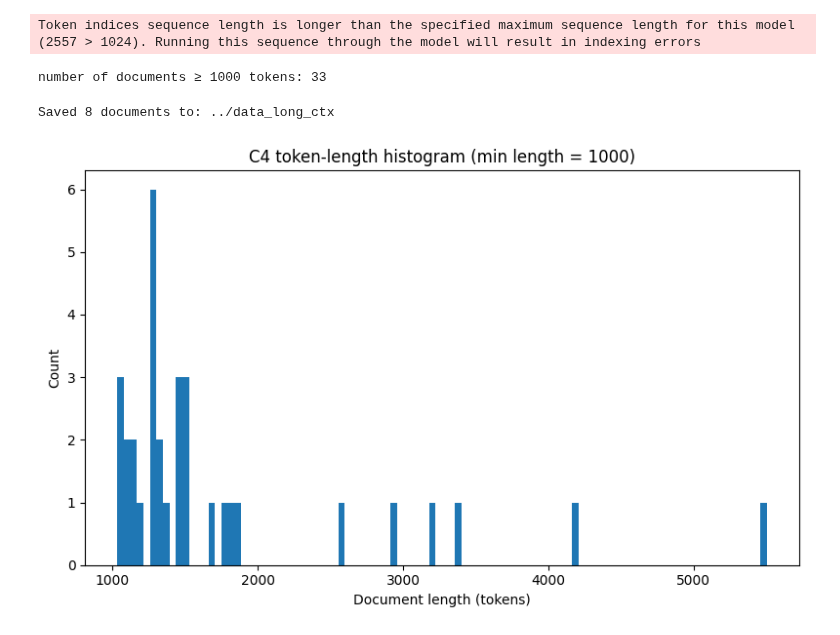
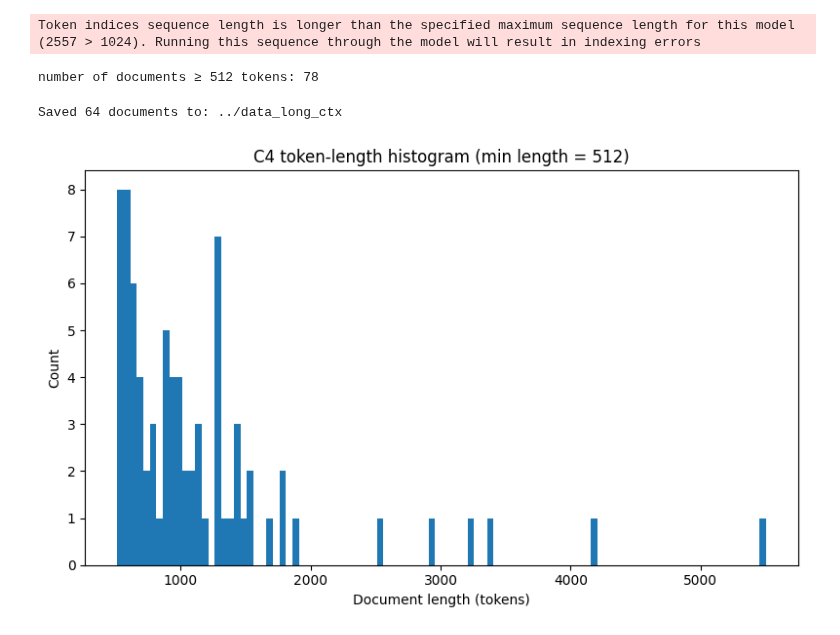
Before and after one commit to llm-random/nano, a Jupyter notebook: jupyter_notebooks/test.ipynb, the cells around one changed output. Drawn from its saved outputs; the diff is of its cells as text; code cells hidden in the pictures.

```diff
--- a/jupyter_notebooks/test.ipynb
+++ b/jupyter_notebooks/test.ipynb
@@ -46,15 +46,15 @@ def plot_token_length_hist(dataset_path, tokenizer, min_length=0,
 # %%
 # Example usage:
 
 from transformers import AutoTokenizer
 
 tok = AutoTokenizer.from_pretrained("gpt2")
-plot_token_length_hist("/home/janek/Documents/IDEAS/nano/data", tok, min_length=1000, save_batch_size=8, save_dir='../data_long_ctx')
+plot_token_length_hist("/home/janek/Documents/IDEAS/nano/data", tok, min_length=512, save_batch_size=64, save_dir='../data_long_ctx')
 # %% [output]
 Token indices sequence length is longer than the specified maximum sequence length for this model (2557 > 1024). Running this sequence through the model will result in indexing errors
-number of documents ≥ 1000 tokens: 33
+number of documents ≥ 512 tokens: 78
-Saved 8 documents to: ../data_long_ctx
+Saved 64 documents to: ../data_long_ctx
-[figure, old version]
+[figure, new version]
 # %%
 plot_token_length_hist("../data_long_ctx", tok)
 # %% [output]
```
Also changed, not shown: parts of 1 cell of this notebook.
